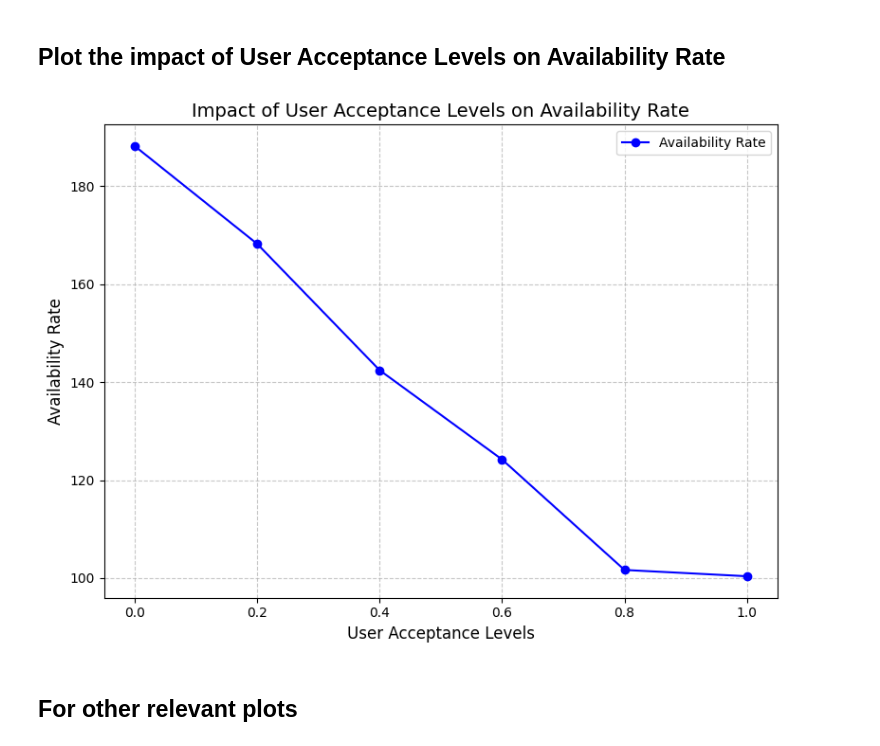
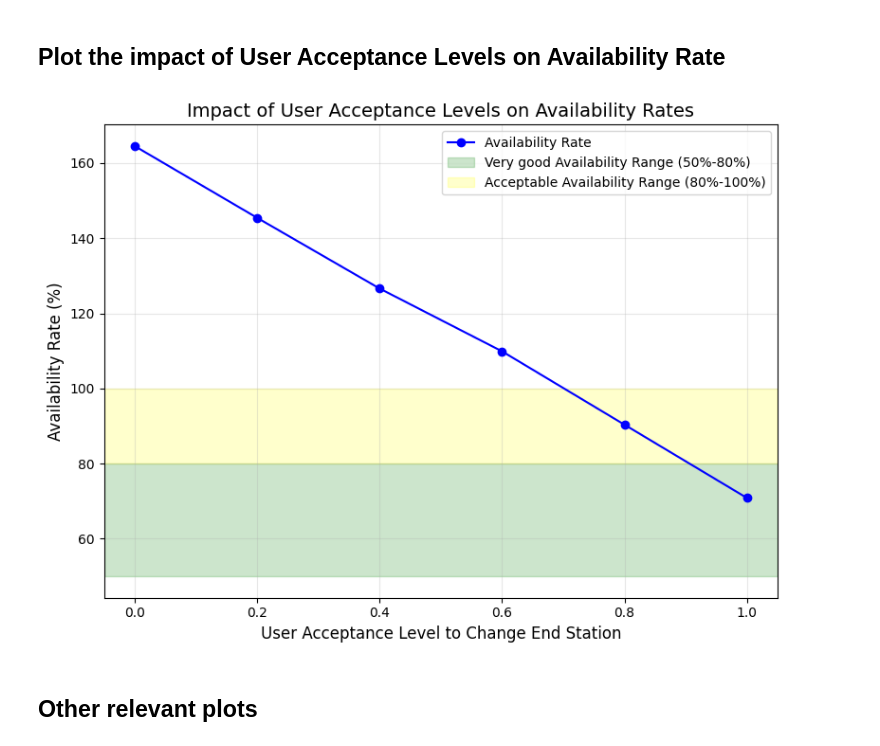
Before and after one commit to babs3/MS_project, a Jupyter notebook: data_preparation/plots.ipynb, the cells around one changed output. Saved outputs shown, nothing was run; the diff lists cells and outputs as text; code cells hidden in the pictures.

Commit message:
fix stations showed and added new plots and rates

```diff
--- a/data_preparation/plots.ipynb
+++ b/data_preparation/plots.ipynb
@@ -107,27 +107,32 @@ See the caveats in the documentation: https://pandas.pydata.org/pandas-docs/stab
 # %%
 import matplotlib.pyplot as plt
 
 # Data - prints of insights are in images folder
 availability_rates = [188.13, 168.18, 142.41, 124.20, 101.67, 100.38]
+availability_rates_2 = [164.52, 145.42, 126.60, 109.88, 90.35, 70.85]
+
 acceptance_levels = [0, 0.2, 0.4, 0.6, 0.8, 1.0]
 
 # Plot
 plt.figure(figsize=(8, 6))
-plt.plot(acceptance_levels, availability_rates, marker='o', linestyle='-', color='b', label="Availability Rate")
+plt.plot(acceptance_levels, availability_rates_2, marker='o', linestyle='-', color='blue', label="Availability Rate")
+plt.axhspan(50, 80, color='green', alpha=0.2, label="Very good Availability Range (50%-80%)")
+plt.axhspan(80, 100, color='yellow', alpha=0.2, label="Acceptable Availability Range (80%-100%)")
+
 
 # Labels and Title
-plt.xlabel("User Acceptance Levels", fontsize=12)
-plt.ylabel("Availability Rate", fontsize=12)
-plt.title("Impact of User Acceptance Levels on Availability Rate", fontsize=14)
-plt.grid(True, linestyle='--', alpha=0.7)
+plt.title("Impact of User Acceptance Levels on Availability Rates", fontsize=14)
+plt.xlabel("User Acceptance Level to Change End Station", fontsize=12)
+plt.ylabel("Availability Rate (%)", fontsize=12)
 plt.legend()
+plt.grid(alpha=0.3)
+plt.tight_layout()
 
 # Show Plot
-plt.tight_layout()
 plt.show()
 # %% [output]
-[figure, old version]
+[figure, new version]
 # %% [markdown]
-## For other relevant plots
+## Other relevant plots
 # %%
 # todo
```
Also changed, not shown: 10 other files.
